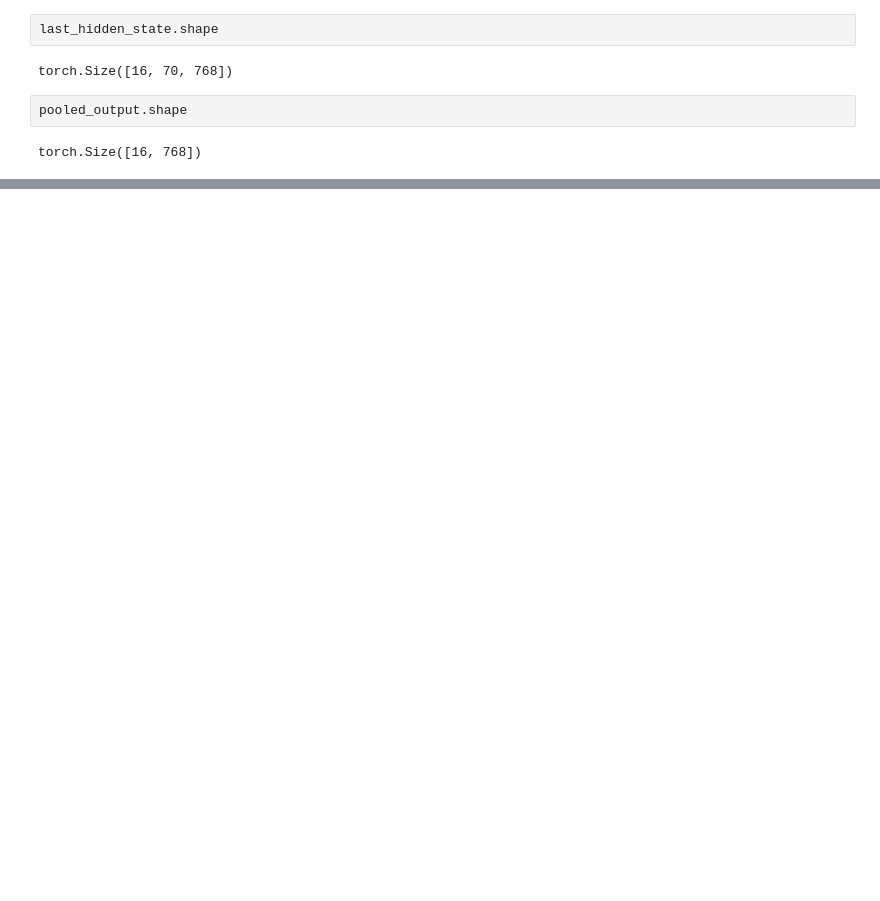
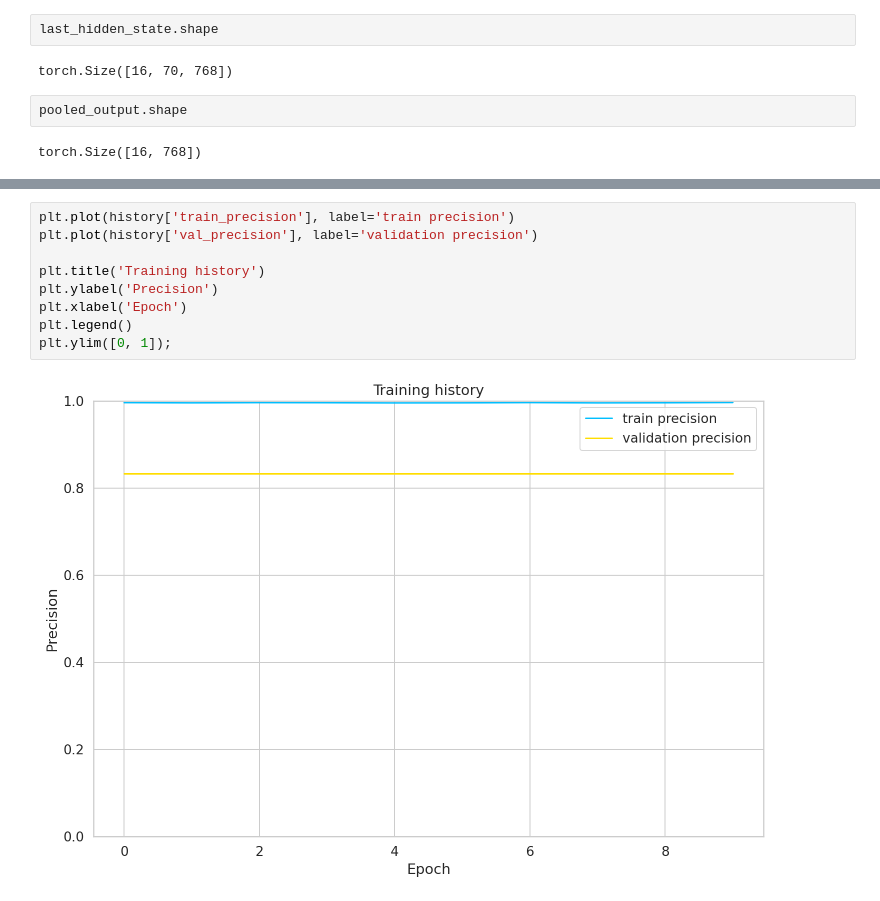
Before and after one commit to IhabBendidi/sentiment_embeddings, a Jupyter notebook: sentiment_embeddings.ipynb, the cells around one changed output, grey strips where cells are left out. Cells and saved outputs as stored; diff of their text form; blank space fills up the shorter version.

```diff
--- a/sentiment_embeddings.ipynb
+++ b/sentiment_embeddings.ipynb
@@ -632,0 +663,11 @@ plt.ylim([0, 1]);
+# %%
+plt.plot(history['train_precision'], label='train precision')
+plt.plot(history['val_precision'], label='validation precision')
+
+plt.title('Training history')
+plt.ylabel('Precision')
+plt.xlabel('Epoch')
+plt.legend()
+plt.ylim([0, 1]);
+# %% [output]
+[figure, added]
```
Also changed, not shown: parts of 16 cells of this notebook.
